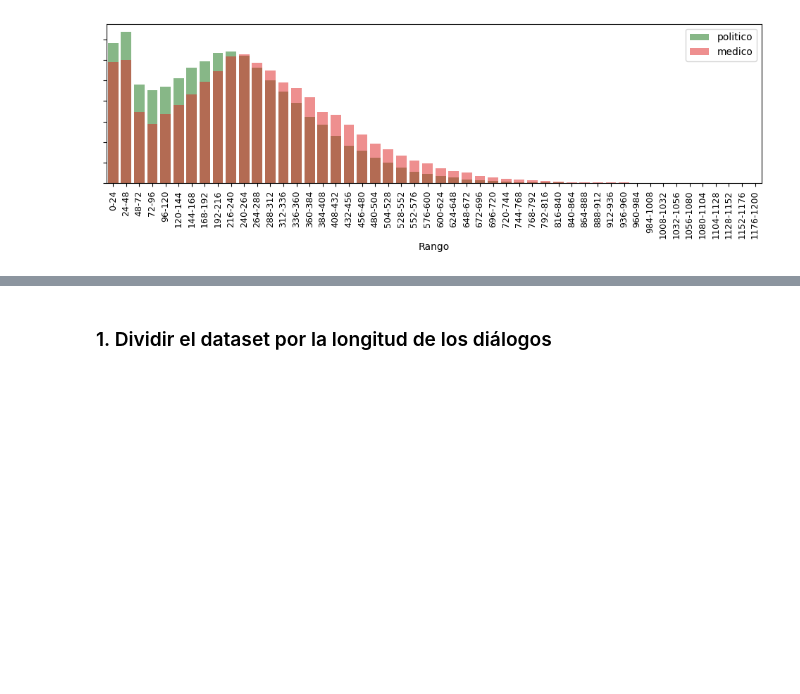
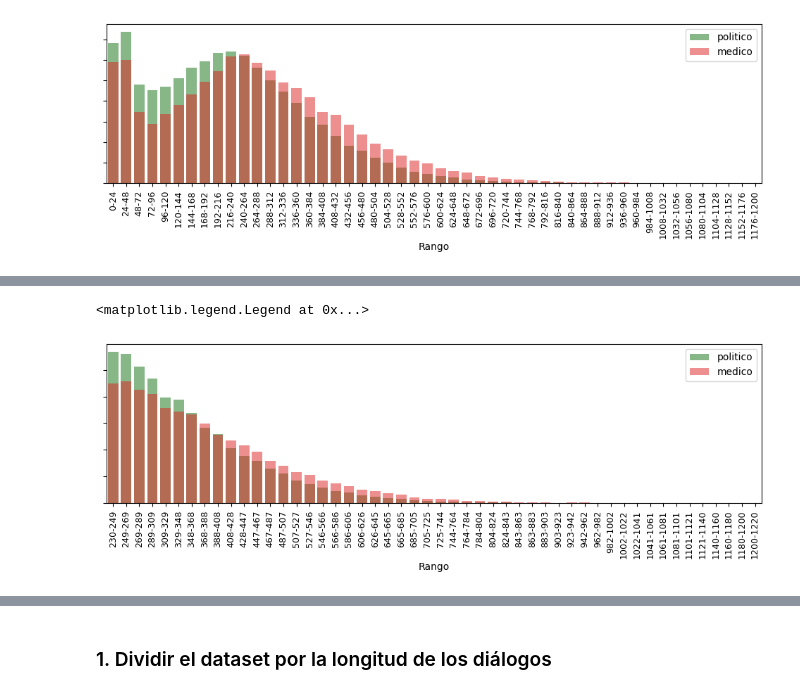
Before and after one commit to dchaconoca/bc-data-science, a Jupyter notebook: Machine learning/cf-ml-main/quien-esta-hablando/quien-esta-hablando-diana.ipynb, the cells around one changed output, grey strips where cells are left out. Drawn from its saved outputs; the diff is of its cells as text; code cells hidden in the pictures; blank space fills up the shorter version.

```diff
--- a/Machine learning/cf-ml-main/quien-esta-hablando/quien-esta-hablando-diana.ipynb
+++ b/Machine learning/cf-ml-main/quien-esta-hablando/quien-esta-hablando-diana.ipynb
@@ -112,0 +140,8 @@ ax.legend()
+# %%
+# Podemos explorar los diálogos largos
+# 230 es aproximádamente el promedio de palabras de todo el dataset
+# Constituyen un poco menos de la mitad de todos los datos (47,78%)
+
+largos = dialog_lenghts[dialog_lenghts['length'] > 230]
+
+largos.describe()
@@ -112,0 +155,16 @@ ax.legend()
+# %%
+fig = plt.figure(dpi=100, figsize=(12, 3))
+ax = fig.gca()
+
+for label, color in [("politico", "green"), ("medico", "red")]:
+    lengths = largos[largos["speaker"] == label]
+    values, bins = np.histogram(lengths["length"], range=(230, 1220), bins=50)
+    y = (bins[1:] + bins[:-1]) / 2
+    sns.barplot(x=y, y=values/ len(lengths), label=label, color= color, ax=ax, alpha=0.5 )
+ax.set_xticklabels([f"{int(_y)}-{int(_x)}" for _x,_y in zip(bins[1:], bins[:-1])], rotation=90, fontsize=9)
+ax.set_yticklabels([])
+ax.set_xlabel("Rango")
+ax.legend()
+# %% [output]
+<matplotlib.legend.Legend at 0x...>
+[figure, added]
```
Also changed, not shown: parts of 41 cells of this notebook, 1 other file.
